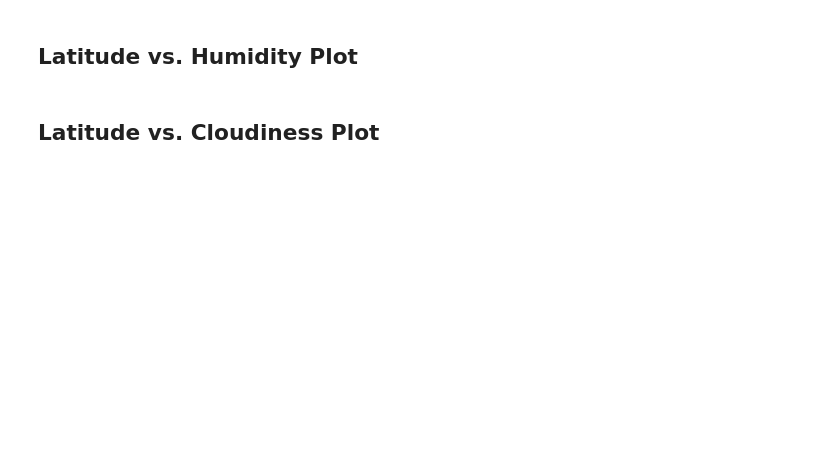
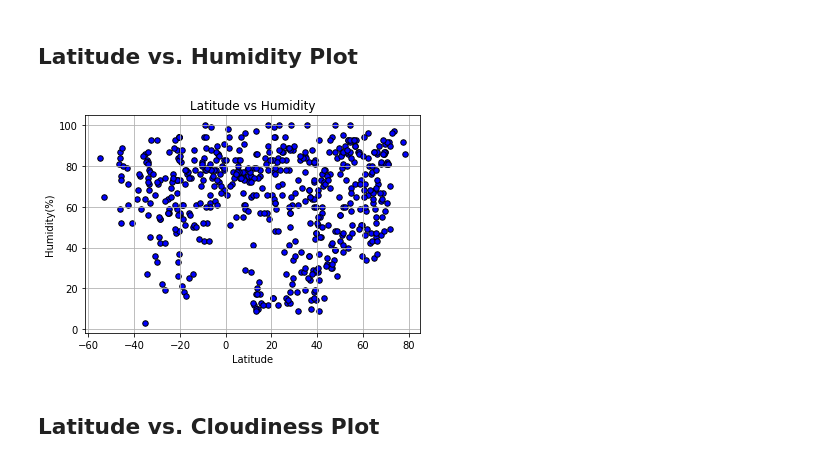
Before and after one commit to EmmanuelAyoo/PYTHON-API-CHALLENGE, a Jupyter notebook: WeatherPy/WeatherPy.ipynb, the cells around one changed output. Saved outputs shown, nothing was run; the diff lists cells and outputs as text; code cells hidden in the pictures; blank space fills up the shorter version.

```diff
--- a/WeatherPy/WeatherPy.ipynb
+++ b/WeatherPy/WeatherPy.ipynb
@@ -148,4 +206,21 @@ Skip this step if there are no cities that have humidity > 100%.
 # %% [markdown]
 ## Latitude vs. Humidity Plot
+# %%
+# Scatter plot function
+plt.scatter(weather_summary["Lat"], weather_summary["Humidity"], marker="o", facecolors="blue", edgecolors="black",
+           s=30)
+
+# Assign graph properties
+plt.title("Latitude vs Humidity")
+plt.ylabel("Humidity(%)")
+plt.xlabel("Latitude")
+plt.grid(True)
+
+# Export plots as .pngs
+plt.savefig("citygraph_plots/Latitude vs Humidity.png")
+
+plt.show()
+# %% [output]
+[figure, added]
 # %% [markdown]
 ## Latitude vs. Cloudiness Plot
```
Also changed, not shown: parts of 11 cells of this notebook, 6 other files.
